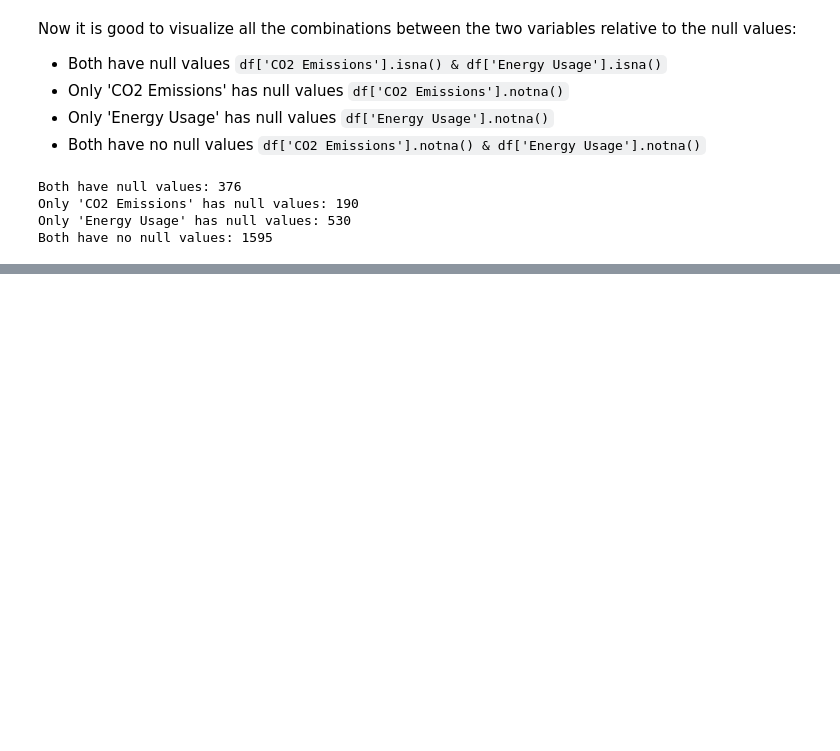
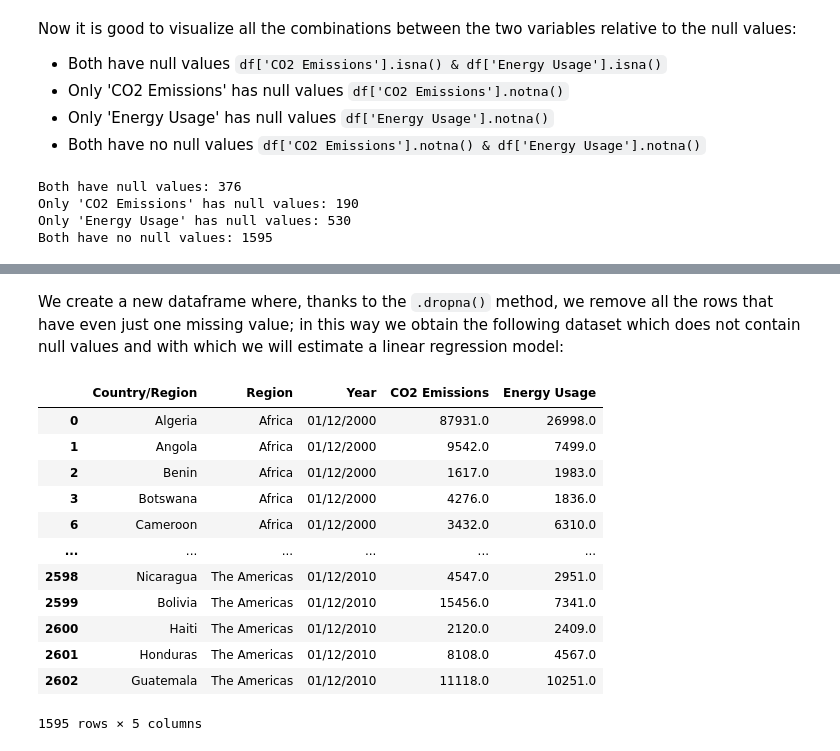
Before and after one commit to JungleKiosk/py_Global_Energy, a Jupyter notebook: py_Global_NRG.ipynb, the cells around one changed output, grey strips where cells are left out. Cells and saved outputs as stored; diff of their text form; code cells hidden in the pictures; blank space fills up the shorter version.

Commit message:
dropna(how='any')

```diff
--- a/py_Global_NRG.ipynb
+++ b/py_Global_NRG.ipynb
@@ -224,0 +251,19 @@ Energy Usage and Energy Usage:
+# %% [markdown]
+We create a new dataframe where, thanks to the `.dropna()` method, we remove all the rows that have even just one missing value; in this way we obtain the following dataset which does not contain null values and with which we will estimate a linear regression model:
+# %%
+df_reg = df[['Country/Region', 'Region', 'Year', 'CO2 Emissions', 'Energy Usage']].dropna(how='any')
+df_reg
+# %% [output]
+|  | Country/Region | Region | Year | CO2 Emissions | Energy Usage |
+| 0 | Algeria | Africa | 01/12/2000 | 87931.0 | 26998.0 |
+| 1 | Angola | Africa | 01/12/2000 | 9542.0 | 7499.0 |
+| 2 | Benin | Africa | 01/12/2000 | 1617.0 | 1983.0 |
+| 3 | Botswana | Africa | 01/12/2000 | 4276.0 | 1836.0 |
+| 6 | Cameroon | Africa | 01/12/2000 | 3432.0 | 6310.0 |
+| ... | ... | ... | ... | ... | ... |
+| 2598 | Nicaragua | The Americas | 01/12/2010 | 4547.0 | 2951.0 |
+| 2599 | Bolivia | The Americas | 01/12/2010 | 15456.0 | 7341.0 |
+| 2600 | Haiti | The Americas | 01/12/2010 | 2120.0 | 2409.0 |
+| 2601 | Honduras | The Americas | 01/12/2010 | 8108.0 | 4567.0 |
+| 2602 | Guatemala | The Americas | 01/12/2010 | 11118.0 | 10251.0 |
+1595 rows × 5 columns
```
Also changed, not shown: parts of 9 cells of this notebook.
